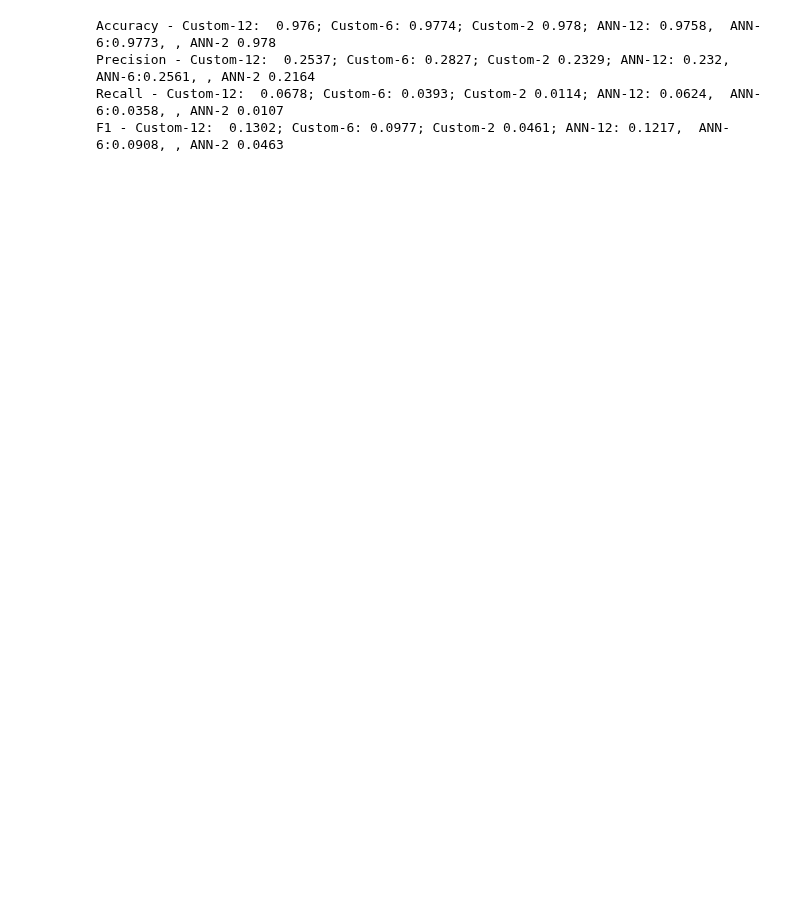
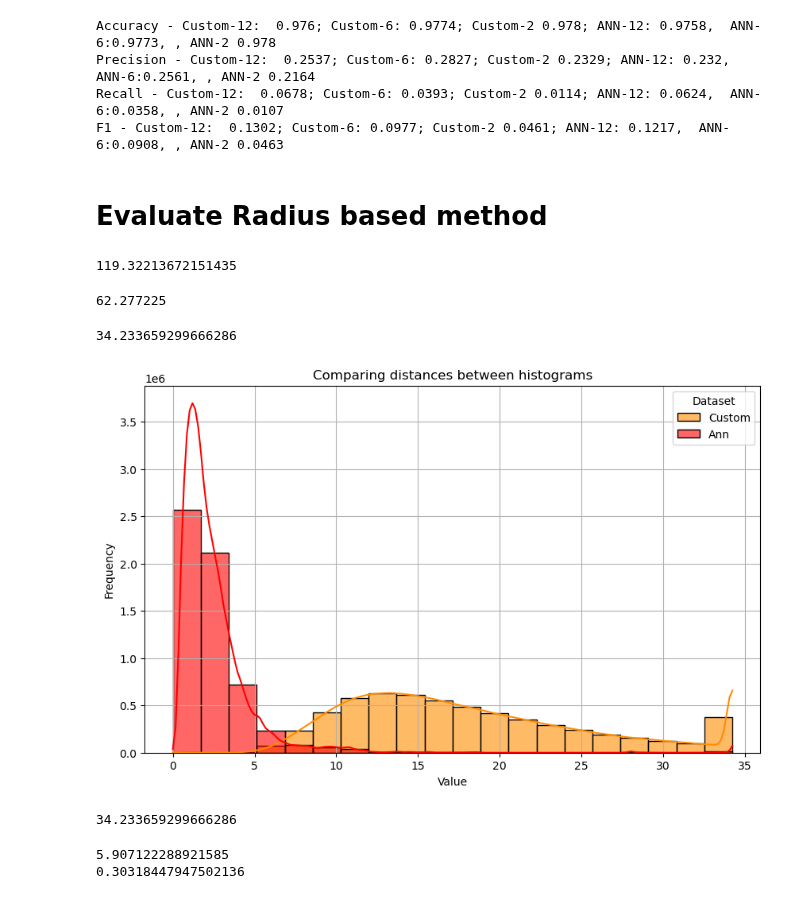
Before and after one commit to maria-raluca-st/INFOMR-final-project, a Jupyter notebook: mmdbs/evaluation.ipynb, the cells around one changed output. Cells and saved outputs as stored; diff of their text form; code cells hidden in the pictures; blank space fills up the shorter version.

```diff
--- a/mmdbs/evaluation.ipynb
+++ b/mmdbs/evaluation.ipynb
@@ -540,3 +465,67 @@ Accuracy - Custom-12:  0.976; Custom-6: 0.9774; Custom-2 0.978; ANN-12: 0.9758,
 Precision - Custom-12:  0.2537; Custom-6: 0.2827; Custom-2 0.2329; ANN-12: 0.232,  ANN-6:0.2561, , ANN-2 0.2164
 Recall - Custom-12:  0.0678; Custom-6: 0.0393; Custom-2 0.0114; ANN-12: 0.0624,  ANN-6:0.0358, , ANN-2 0.0107
 F1 - Custom-12:  0.1302; Custom-6: 0.0977; Custom-2 0.0461; ANN-12: 0.1217,  ANN-6:0.0908, , ANN-2 0.0463
+# %% [markdown]
+<H1>Evaluate Radius based method</H1>
+# %%
+flattened_values = distances.flatten()
+flattened_values+=np.abs(np.min(flattened_values))
+
+#flattened_values = (flattened_values-np.min(flattened_values))/(np.max(flattened_values)-np.min(flattened_values))
+print(np.max(flattened_values))
+# %% [output]
+119.32213672151435
+# %%
+flattened_values2 = distances_ann.flatten()
+flattened_values2+=np.abs(np.min(flattened_values))
+#flattened_values2 = (flattened_values2-np.min(flattened_values2))/(np.max(flattened_values2)-np.min(flattened_values2))
+
+print(np.max(flattened_values2))
+# %% [output]
+62.277225
+# %%
+quantile = np.quantile(flattened_values,0.95)
+print(quantile)
+# %% [output]
+34.233659299666286
+# %%
+# Create the plot
+plt.figure(figsize=(10, 6))
+
+# Plot the first histogram
+sns.histplot(np.clip(flattened_values,0,quantile), bins=20, kde=True, color='darkorange', label='Custom', alpha=0.6)
+
+# Plot the second histogram
+sns.histplot(np.clip(flattened_values2,0,quantile), bins=20, kde=True, color='red', label='Ann', alpha=0.6)
+
+# Add labels and title
+plt.title('Comparing distances between histograms')
+plt.xlabel('Value')
+plt.ylabel('Frequency')
+plt.legend(title='Dataset')
+plt.grid(True)
+plt.show()
+# %% [output]
+[figure, added]
+# %%
+quantile12_c = np.quantile(flattened_values,12/len(distances))
+quantile6_c = np.quantile(flattened_values,6/len(distances))
+quantile2_c = np.quantile(flattened_values,2/len(distances))
+
+quantile12_ann = np.quantile(flattened_values2,12/len(distances))
+quantile6_ann = np.quantile(flattened_values2,6/len(distances))
+quantile2_ann = np.quantile(flattened_values2,2/len(distances))
+
+quantile50_ann = np.quantile(flattened_values2,0.50)
+quantile50_c = np.quantile(flattened_values,0.5)
+
+
+print(quantile)
+# %% [output]
+34.233659299666286
+# %%
+print(np.quantile(flattened_values,12/len(distances)))
+print(np.quantile(flattened_values2,12/len(distances)))
+# %% [output]
+5.907122288921585
+0.30318447947502136
```
Also changed, not shown: parts of 26 cells of this notebook.
